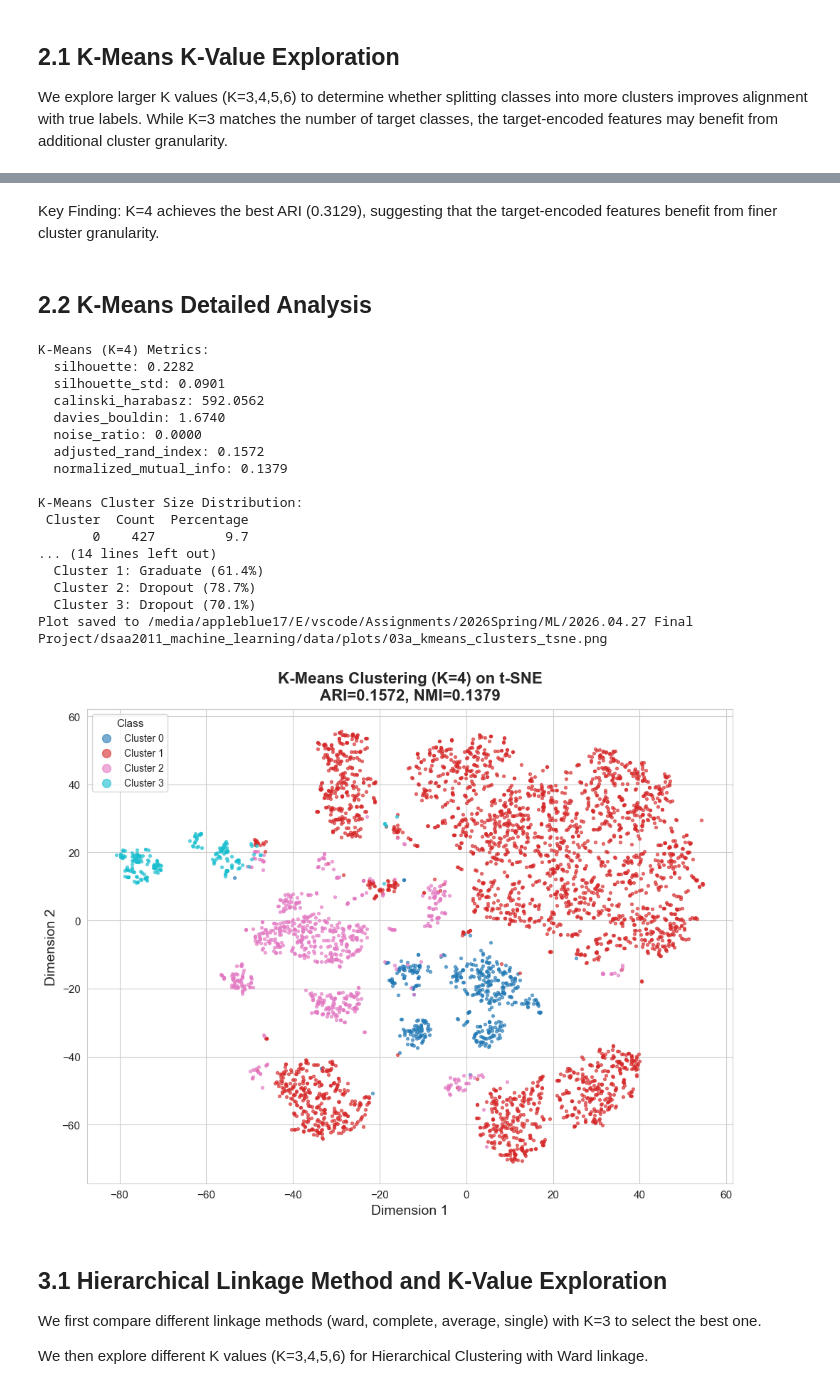
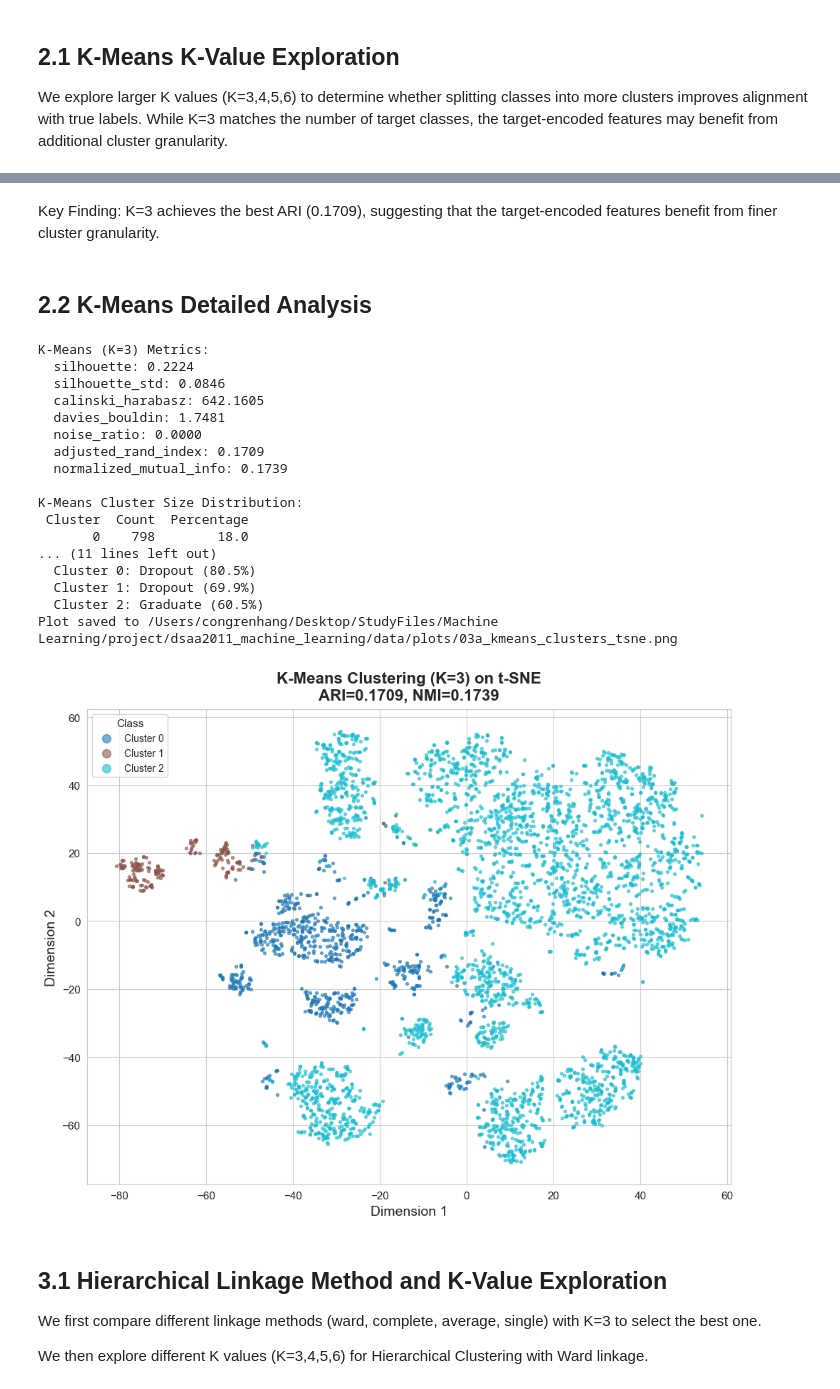
Before and after one commit to pheonix2006/dsaa2011_machine_learning, a Jupyter notebook: notebooks/03a_clustering_analysis_no_target.ipynb, the cells around one changed output, grey strips where cells are left out. Drawn from its saved outputs; the diff is of its cells as text; code cells hidden in the pictures.

Commit message:
fix bugs on clustering

```diff
--- a/notebooks/03a_clustering_analysis_no_target.ipynb
+++ b/notebooks/03a_clustering_analysis_no_target.ipynb
@@ -168,13 +168,13 @@ K-Means K-Value Exploration:
  18 |   0.0393 |   0.0933 |     0.1226 |     326.30 |     1.9373
  19 |   0.0389 |   0.0939 |     0.1275 |     317.17 |     1.8602
 # %% [markdown]
-Key Finding: K=4 achieves the best ARI (0.3129), suggesting that the target-encoded features benefit from finer cluster granularity.
+Key Finding: K=3 achieves the best ARI (0.1709), suggesting that the target-encoded features benefit from finer cluster granularity.
 # %% [markdown]
 ## 2.2 K-Means Detailed Analysis
 # %%
 # K-Means Detailed Analysis (t-SNE visualization)
 
-best_k = 4
+best_k = 3
 kmeans_labels = kmeans_results[best_k]["labels"]
 kmeans_metrics = kmeans_results[best_k]["metrics"]
 
@@ -197,47 +197,47 @@ print(kmeans4_size_df.to_string(index=False))
 
 # K-Means K=4 cross-tabulation
 class_names = {0: "Dropout", 1: "Enrolled", 2: "Graduate"}
 kmeans4_crosstab = compare_clusters_to_classes(kmeans_labels, y.values)
 print("\nK-Means Clusters vs True Classes:")
 print(kmeans4_crosstab.to_string())
 
 print("\nDominant Class per Cluster:")
 for cluster in kmeans4_crosstab.index:
     row = kmeans4_crosstab.loc[cluster]
     dominant_class = row.idxmax()
     dominant_pct = row.max() / row.sum() * 100
     print(f"  Cluster {cluster}: {class_names[dominant_class]} ({dominant_pct:.1f}%)")
 
 # t-SNE visualization for K-Means K=4 clusters
 from src.visualization import compute_tsne, plot_tsne_2d
 
 # Plot t-SNE with cluster labels
 save_path = os.path.join(project_root, "data", "plots", "03a_kmeans_clusters_tsne.png")
 ax = plot_tsne_2d_multi(
     tsne_embedding, kmeans_labels,
     title=f"K-Means Clustering (K={best_k}) on t-SNE\nARI={kmeans_metrics['adjusted_rand_index']:.4f}, NMI={kmeans_metrics['normalized_mutual_info']:.4f}",
     save_path=save_path
 )
 plt.show()
 # %% [output]
-K-Means (K=4) Metrics:
-  silhouette: 0.2282
-  silhouette_std: 0.0901
-  calinski_harabasz: 592.0562
-  davies_bouldin: 1.6740
+K-Means (K=3) Metrics:
+  silhouette: 0.2224
+  silhouette_std: 0.0846
+  calinski_harabasz: 642.1605
+  davies_bouldin: 1.7481
   noise_ratio: 0.0000
-  adjusted_rand_index: 0.1572
-  normalized_mutual_info: 0.1379
+  adjusted_rand_index: 0.1709
+  normalized_mutual_info: 0.1739
 
 K-Means Cluster Size Distribution:
  Cluster  Count  Percentage
-       0    427         9.7
-... (14 lines left out)
-  Cluster 1: Graduate (61.4%)
-  Cluster 2: Dropout (78.7%)
-  Cluster 3: Dropout (70.1%)
-Plot saved to /media/appleblue17/E/vscode/Assignments/2026Spring/ML/2026.04.27 Final Project/dsaa2011_machine_learning/data/plots/03a_kmeans_clusters_tsne.png
+       0    798        18.0
+... (11 lines left out)
+  Cluster 0: Dropout (80.5%)
+  Cluster 1: Dropout (69.9%)
+  Cluster 2: Graduate (60.5%)
+Plot saved to /Users/congrenhang/Desktop/StudyFiles/Machine Learning/project/dsaa2011_machine_learning/data/plots/03a_kmeans_clusters_tsne.png
-[figure, old version]
+[figure, new version]
 # %% [markdown]
 ## 3.1 Hierarchical Linkage Method and K-Value Exploration
 
```
Also changed, not shown: parts of 7 cells of this notebook, 3 other files.
